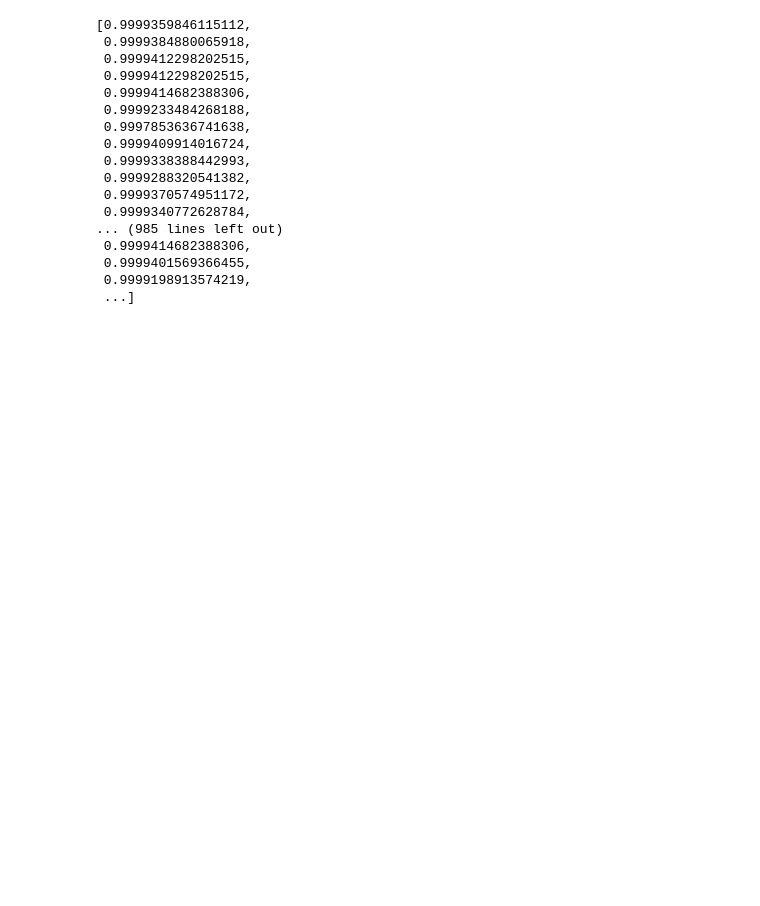
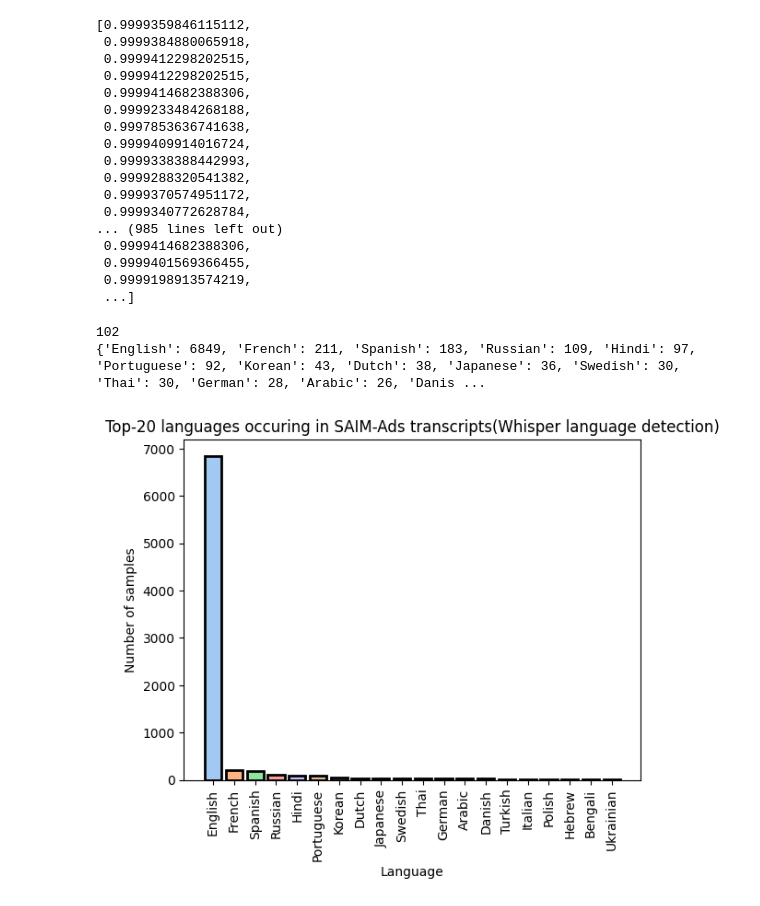
Before and after one commit to usc-sail/SAIM-ADS, a Jupyter notebook: notebooks/basic_pie_plots.ipynb, the cells around one changed output. Cells and saved outputs as stored; diff of their text form; code cells hidden in the pictures; blank space fills up the shorter version.

```diff
--- a/notebooks/basic_pie_plots.ipynb
+++ b/notebooks/basic_pie_plots.ipynb
@@ -242,3 +242,53 @@ score_list
  0.9999401569366455,
  0.9999198913574219,
  ...]
+# %%
+#section for whisper language detection outputs
+import os
+import pandas as pd
+import numpy as np
+import json
+
+whisper_json_file="/data/digbose92/ads_complete_repo/ads_codes/SAIM-ADS/data/SAIM_data/language_metadata/language_detection_whisper.json"
+with open(whisper_json_file, "r") as f:
+    whisper_language_list=json.load(f)
+
+#language mapping
+lang_map_file="/data/digbose92/ads_complete_repo/ads_codes/SAIM-ADS/data/SAIM_data/language_metadata/FLEURS_id_to_lang.json"
+with open(lang_map_file, "r") as f:
+    lang_map=json.load(f)
+# %%
+import matplotlib.pyplot as plt
+import seaborn as sns
+from collections import Counter
+
+print(len(lang_map))
+language_names=[whisper_language_list[key]['label'] for key in list(whisper_language_list.keys())]
+lang_names=[lang_map[id] for id in language_names if id in lang_map]
+
+# Choose a color palette
+colors = sns.color_palette('pastel')
+
+#top-k categories
+k=20
+language_distr=dict(Counter(lang_names).most_common(20))
+print(language_distr)
+categories=list(language_distr.keys())
+values=[language_distr[k] for k in categories]
+
+# Create bar plot with border lines
+plt.bar(categories, values, edgecolor='black', linewidth=2, color=colors)
+
+# Add labels and title
+plt.xlabel('Language')
+plt.ylabel('Number of samples')
+plt.title('Top-20 languages occuring in SAIM-Ads transcripts(Whisper language detection)')
+
+# Orient x-axis labels vertically
+plt.xticks(rotation=90)
+#save the language distribution in the dataset
+plt.savefig('../plot_figs/language_distribution_transcripts_top_20_whisper.png',dpi=300)
+# %% [output]
+102
+{'English': 6849, 'French': 211, 'Spanish': 183, 'Russian': 109, 'Hindi': 97, 'Portuguese': 92, 'Korean': 43, 'Dutch': 38, 'Japanese': 36, 'Swedish': 30, 'Thai': 30, 'German': 28, 'Arabic': 26, 'Danis ...
+[figure, added]
```
Also changed, not shown: 12 other files.
